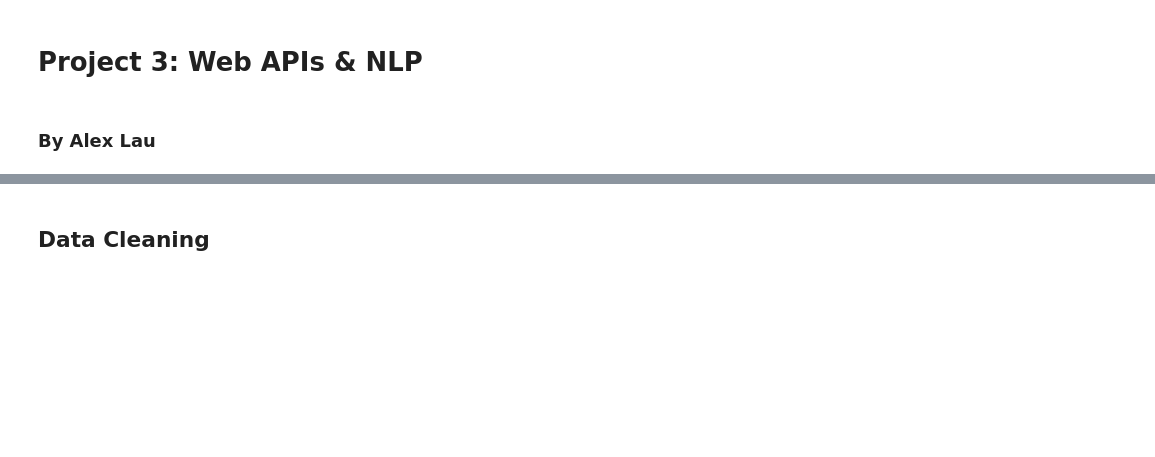
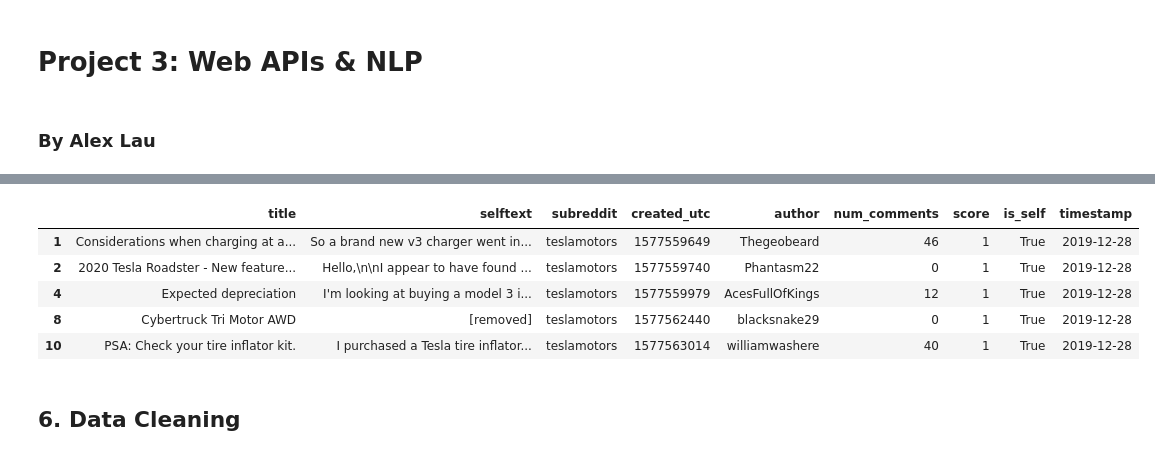
Before and after one commit to LexLau/Classifying-subreddit-cars-vs-teslamotors-with-NLP, a Jupyter notebook: Project_3_Web_APIs_&_NLP.ipynb, the cells around one changed output, grey strips where cells are left out. Saved outputs shown, nothing was run; the diff lists cells and outputs as text; code cells hidden in the pictures; blank space fills up the shorter version.

```diff
--- a/Project_3_Web_APIs_&_NLP.ipynb
+++ b/Project_3_Web_APIs_&_NLP.ipynb
@@ -58,2 +257,12 @@ url = BASE_URL + com_board_1
+# %%
+query_load = pd.read_csv('./sub_1_query.csv', index_col = 0)
+query_load.head()
+# %% [output]
+|  | title | selftext | subreddit | created_utc | author | num_comments | score | is_self | timestamp |
+| 1 | Considerations when charging at a... | So a brand new v3 charger went in... | teslamotors | 1577559649 | Thegeobeard | 46 | 1 | True | 2019-12-28 |
+| 2 | 2020 Tesla Roadster - New feature... | Hello,\n\nI appear to have found ... | teslamotors | 1577559740 | Phantasm22 | 0 | 1 | True | 2019-12-28 |
+| 4 | Expected depreciation | I'm looking at buying a model 3 i... | teslamotors | 1577559979 | AcesFullOfKings | 12 | 1 | True | 2019-12-28 |
+| 8 | Cybertruck Tri Motor AWD | [removed] | teslamotors | 1577562440 | blacksnake29 | 0 | 1 | True | 2019-12-28 |
+| 10 | PSA: Check your tire inflator kit. | I purchased a Tesla tire inflator... | teslamotors | 1577563014 | williamwashere | 40 | 1 | True | 2019-12-28 |
 # %% [markdown]
-## Data Cleaning
+## 6. Data Cleaning
```
Also changed, not shown: parts of 44 cells of this notebook, 1 other file.
